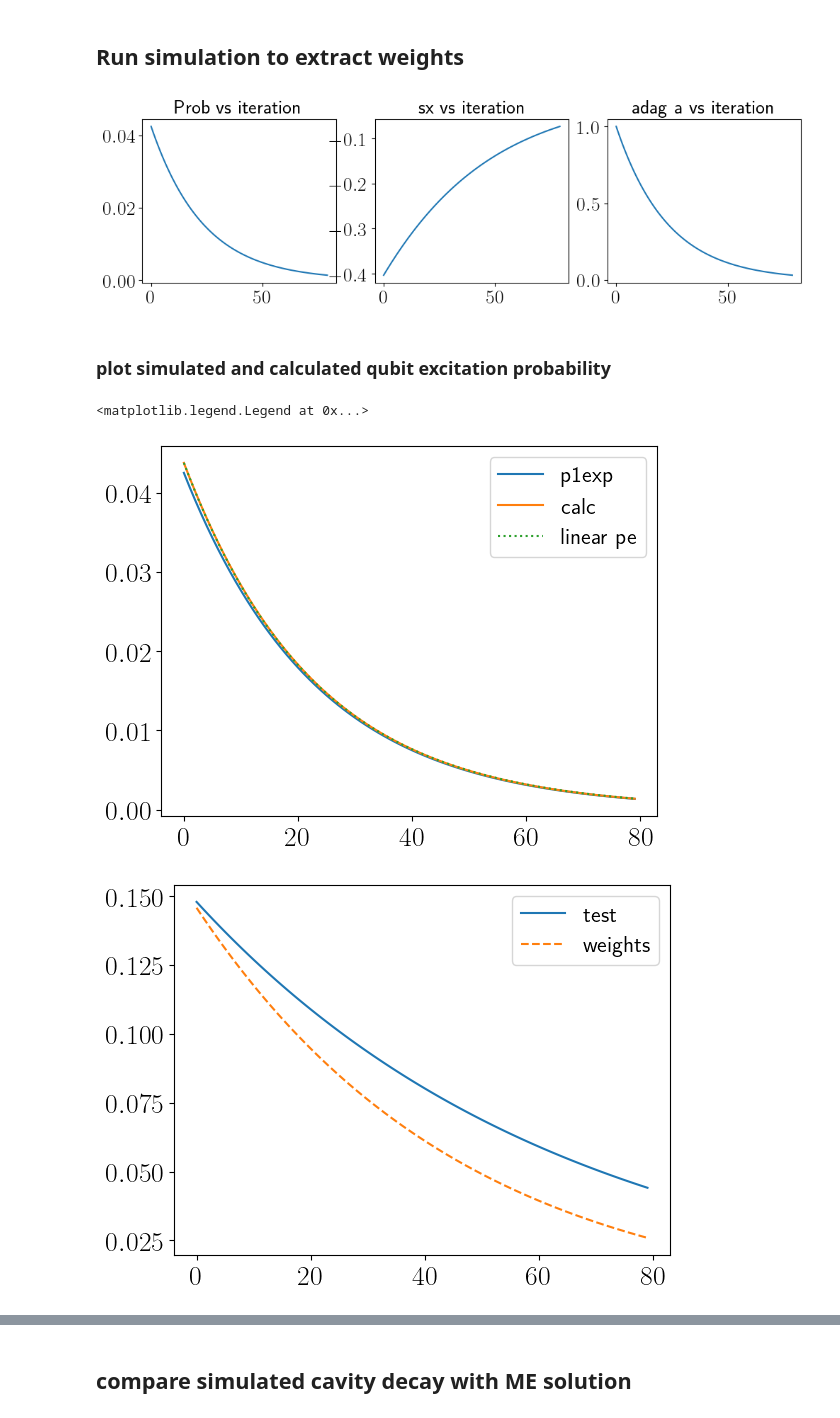
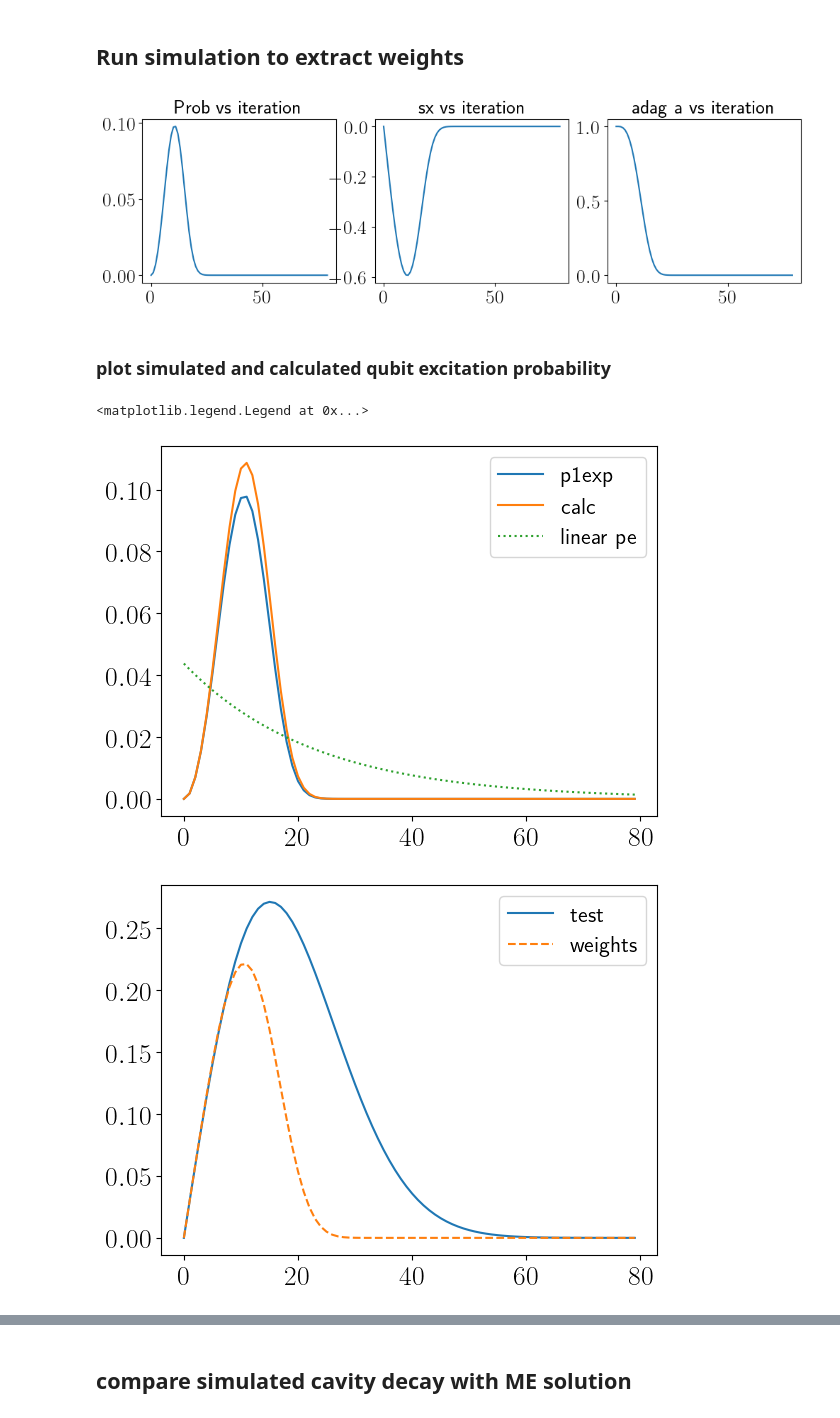
Before and after one commit to ingstra/qubitdyne, a Jupyter notebook: 221014 Qubit-dyne faster_mod2.ipynb, the cells around one changed output, grey strips where cells are left out. Drawn from its saved outputs; the diff is of its cells as text; code cells hidden in the pictures.

```diff
--- a/221014 Qubit-dyne faster_mod2.ipynb
+++ b/221014 Qubit-dyne faster_mod2.ipynb
@@ -98,7 +98,7 @@ angmult = 2/(1 + np.exp(-expspeed*(nsteps)))
 
 
 def func1(i):
-    return 1#(i/5)
+    return (i/5)
 
 angmult = np.array([func1(i) for i in range(Nmeas)])
 
@@ -161,7 +161,7 @@ axes[2].plot(n_cav)
 lbl2 = axes[2].set_title("adag a vs iteration")
 plt.show()
 # %% [output]
-[figure, old version]
+[figure, new version]
 # %% [markdown]
 ### plot simulated and calculated qubit excitation probability
 # %%
@@ -178,25 +178,25 @@ plt.legend()
 #plt.plot(0.012*np.cos(angmult*1.32+np.pi/2)**2)
 # %% [output]
 <matplotlib.legend.Legend at 0x...>
-[figure, old version]
+[figure, new version]
 # %%
 def func_u(step):
     angmult = np.array([func1(i) for i in range(step+1)])
     exponent = np.trapz(angmult,dx=dt)
-    return  np.sqrt(func1(step)*gamma*dt/2)*np.exp(-gamma*dt*exponent/2)
+    return  func1(step)*np.sqrt(gamma*dt/2)*np.exp(-gamma*exponent/2)
 
 test = np.array([func_u(step) for step in range(Nmeas)])
 #test /=  np.max(test)#np.trapz(test**2,dx=dt)
 #test = alpharef**2*test
 plt.plot(test, label='test')
 
 filter = np.sqrt(gamma*dt/2)*np.exp(-gamma*dt*nsteps/2)
 #plt.plot(filter,label='filter')
 #angmult = np.array([func1(i) for i in range(20)])
 plt.plot(weights,'--', label='weights')
 plt.legend();
 # %% [output]
-[figure, old version]
+[figure, new version]
 # %%
 def test_func(step):
     angmult = np.array([func1(i) for i in range(step+1)])
```
Also changed, not shown: parts of 3 cells of this notebook.
